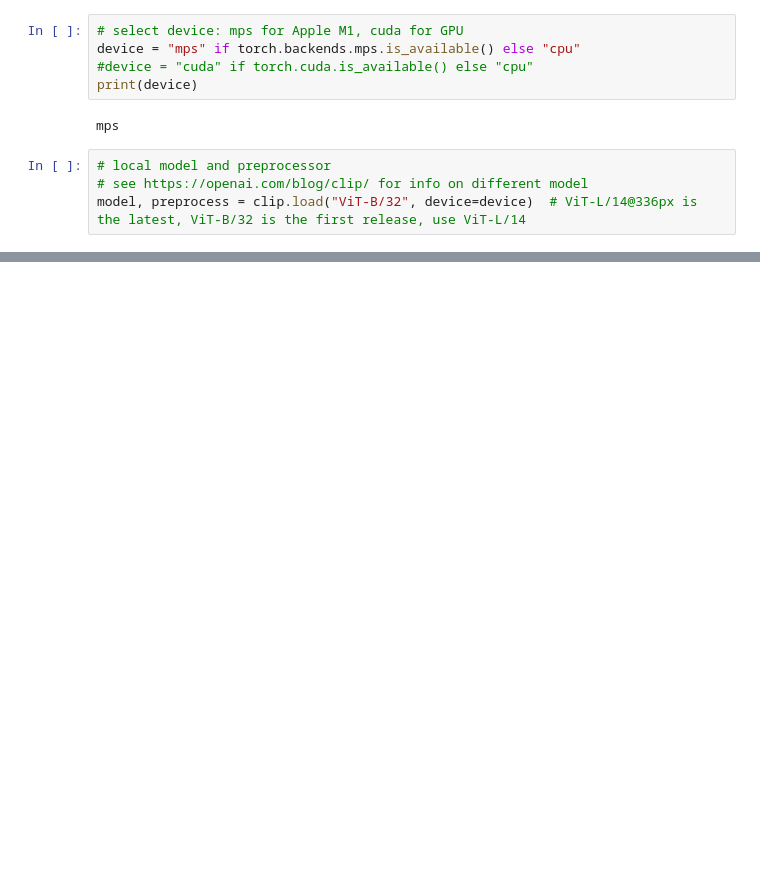
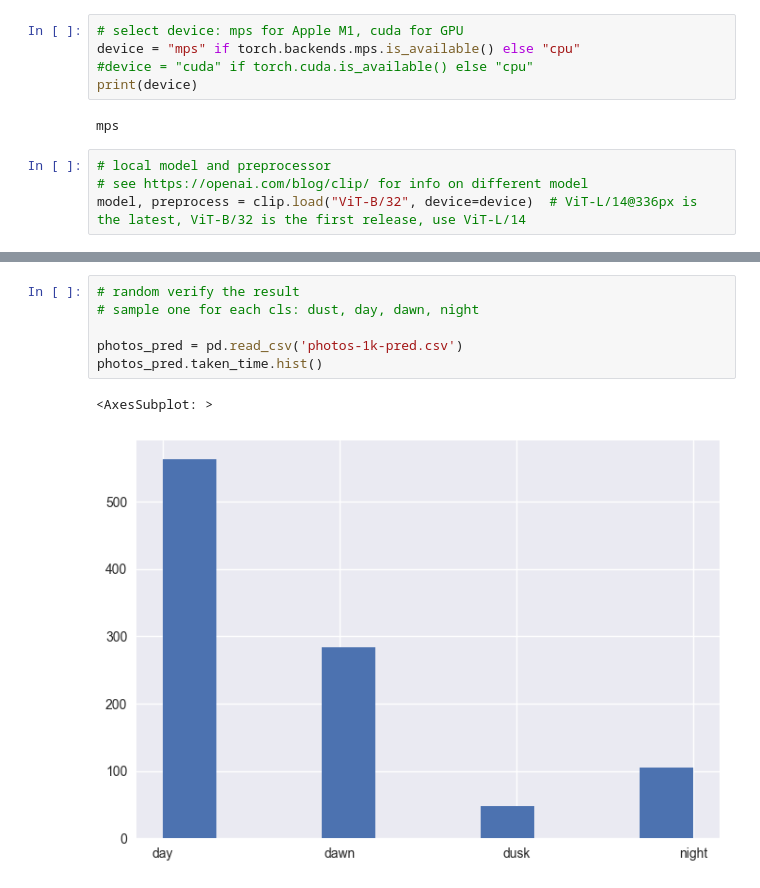
Before and after one commit to harrywang/clip-tasks, a Jupyter notebook: clip-img-cls.ipynb, the cells around one changed output, grey strips where cells are left out. Saved outputs shown, nothing was run; the diff lists cells and outputs as text; blank space fills up the shorter version.

```diff
--- a/clip-img-cls.ipynb
+++ b/clip-img-cls.ipynb
@@ -96,0 +120,9 @@ for i in tqdm(range(0, total_photos, BATCH_SIZE)):
+# %%
+# random verify the result
+# sample one for each cls: dust, day, dawn, night
+
+photos_pred = pd.read_csv('photos-1k-pred.csv')
+photos_pred.taken_time.hist()
+# %% [output]
+<AxesSubplot: >
+[figure, added]
```
Also changed, not shown: parts of 11 cells of this notebook, 1 other file.
